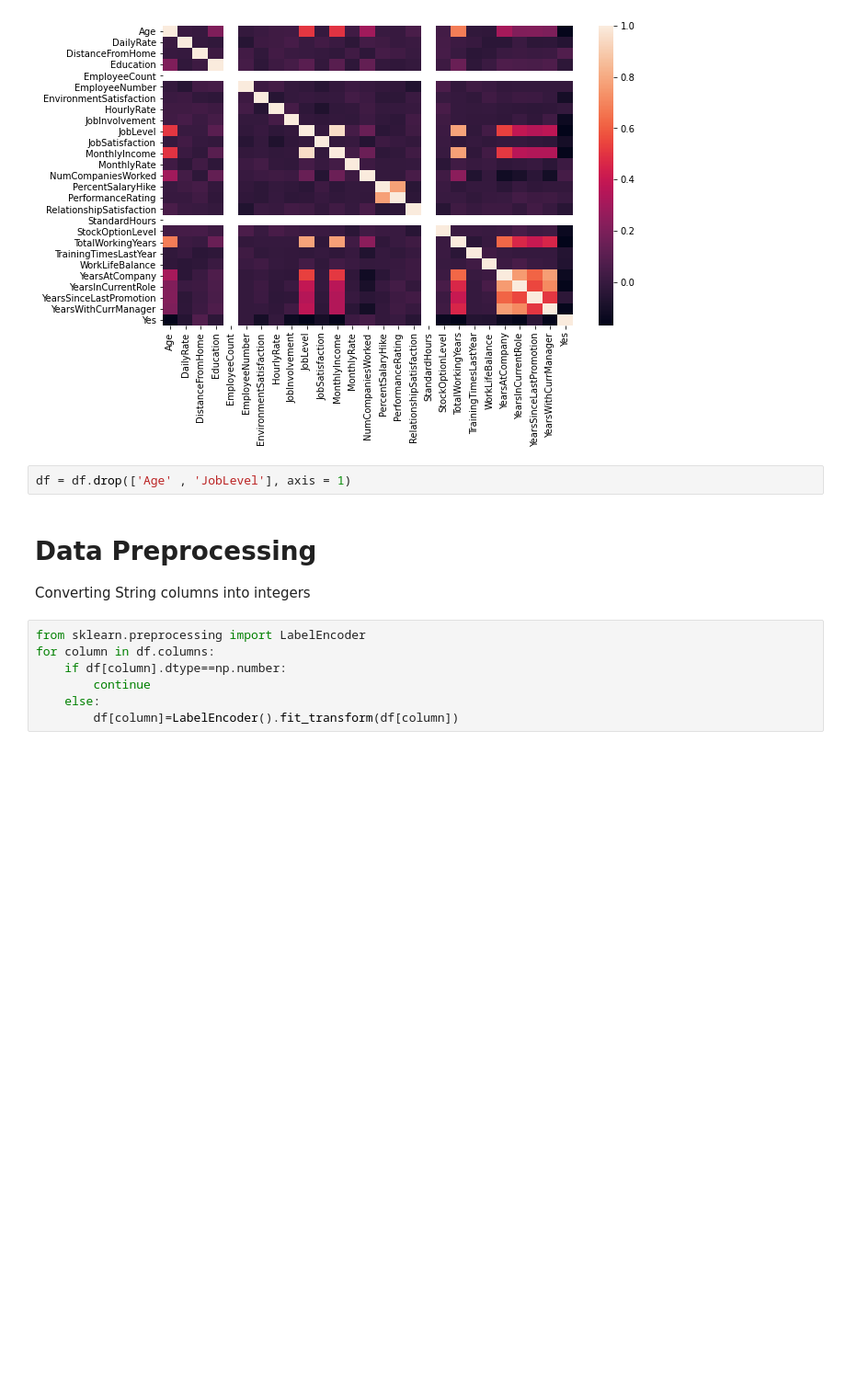
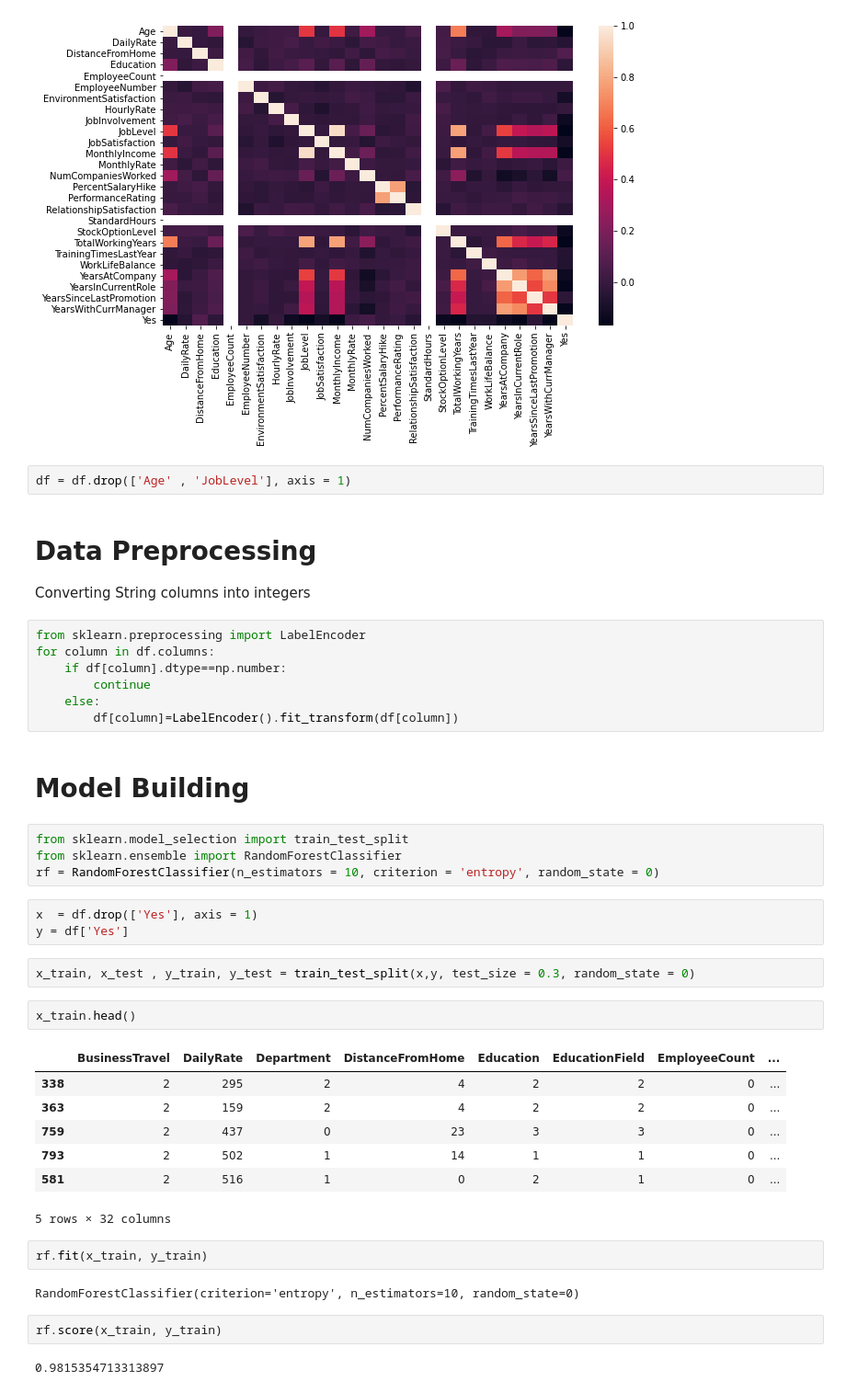
Before and after one commit to VarunSH-15-11-2001/Company-Software, a Jupyter notebook: python/SE.ipynb, the cells around one changed output. Shown at 92% size. Cells and saved outputs as stored; diff of their text form; blank space fills up the shorter version.

Commit message:
version_3.0
Model Building

```diff
--- a/python/SE.ipynb
+++ b/python/SE.ipynb
@@ -162,3 +162,32 @@ for column in df.columns:
         continue
     else:
         df[column]=LabelEncoder().fit_transform(df[column])
+# %% [markdown]
+# **Model Building**
+# %%
+from sklearn.model_selection import train_test_split
+from sklearn.ensemble import RandomForestClassifier
+rf = RandomForestClassifier(n_estimators = 10, criterion = 'entropy', random_state = 0)
+# %%
+x  = df.drop(['Yes'], axis = 1)
+y = df['Yes']
+# %%
+x_train, x_test , y_train, y_test = train_test_split(x,y, test_size = 0.3, random_state = 0)
+# %%
+x_train.head()
+# %% [output]
+|  | BusinessTravel | DailyRate | Department | DistanceFromHome | Education | EducationField | EmployeeCount | ... |
+| 338 | 2 | 295 | 2 | 4 | 2 | 2 | 0 | ... |
+| 363 | 2 | 159 | 2 | 4 | 2 | 2 | 0 | ... |
+| 759 | 2 | 437 | 0 | 23 | 3 | 3 | 0 | ... |
+| 793 | 2 | 502 | 1 | 14 | 1 | 1 | 0 | ... |
+| 581 | 2 | 516 | 1 | 0 | 2 | 1 | 0 | ... |
+5 rows × 32 columns
+# %%
+rf.fit(x_train, y_train)
+# %% [output]
+RandomForestClassifier(criterion='entropy', n_estimators=10, random_state=0)
+# %%
+rf.score(x_train, y_train)
+# %% [output]
+0.9815354713313897
```
